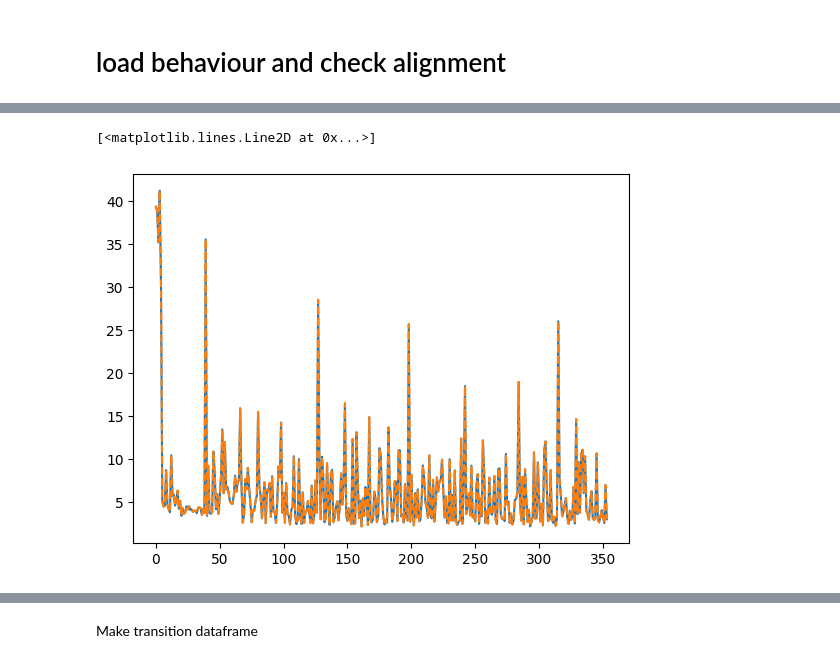
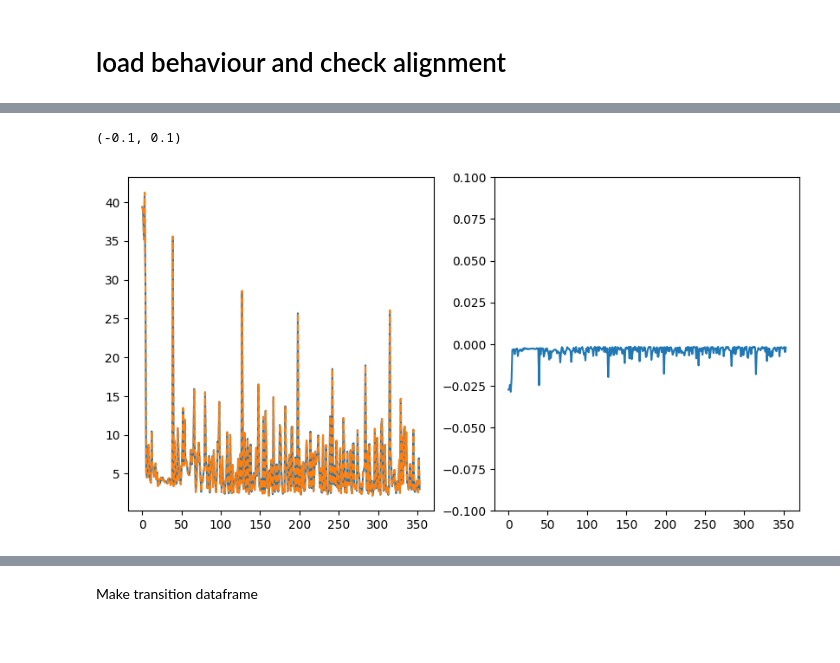
Before and after one commit to SainsburyWellcomeCentre/sequences_neuropixel_preprocess, a Jupyter notebook: 6_align_data.ipynb, the cells around one changed output, grey strips where cells are left out. Cells and saved outputs as stored; diff of their text form; code cells hidden in the pictures; blank space fills up the shorter version.

```diff
--- a/6_align_data.ipynb
+++ b/6_align_data.ipynb
@@ -268,7 +388,6 @@ def find_folder_path(parent_folder, target_folder):
 # %%
 probe = 'probeA'
 index = 0
-
 
 #sample rate:
 Fs = 30000.0
@@ -302,6 +421,7 @@ for i in range(len(base_recording_paths)):
 
 for index in range(len(base_recording_paths)):
     print(index)
+    index = 3
 
     # set important paths
     raw_data_directory = base_recording_paths[index]
@@ -599,0 +682,29 @@ plt.ylim([-0.1, 0.1])
+# %%
+#### align timestamps to behaviour
+
+behav_NIDAQ_events = Bpod_NIDAQ_TTLS[behaviour_barcode_index+manual_offset:postsleep_barcode_index]
+all_NIDAQ_TS = behav_NIDAQ_events['global_timestamp'].values
+
+all_states = np.array(behav_NIDAQ_events['state'])
+up_ticks_inds = np.where(all_states == 1)
+down_ticks_inds = np.where(all_states == 0)
+
+trial_start_TS = np.unique(poke_data['Trial_Start'])
+first_poke_TS = np.array(sorted(list(first_poke_times)))
+
+## up ticks - trials start - alignment
+aligned_trial_starts_ephys_TS = all_NIDAQ_TS[up_ticks_inds][0:len(trial_start_TS)]
+
+
+fig, [ax,ax1] = plt.subplots(1, 2, figsize=(10, 5))
+ax.plot(np.diff(aligned_trial_starts_ephys_TS), color = 'blue')
+ax.plot(np.diff(trial_start_TS), '--',color = 'red')
+# plt.xlim([380, 415])
+# plt.xlim([60, 100])
+
+ax1.plot(np.diff(aligned_trial_starts_ephys_TS)-np.diff(trial_start_TS))
+ax1.set_ylim([-0.1, 0.1])
+
+print('start end diffs')
+print('for ephys ts:      '+ str(aligned_trial_starts_ephys_TS[-1] - aligned_trial_starts_ephys_TS[0]))
+print('for behav ts:      ' + str(trial_start_TS[-1] -  trial_start_TS[0]))
@@ -600,12 +716,16 @@ plt.ylim([-0.1, 0.1])
 # %%
 ## up ticks - first poke - alignment
+fig, [ax,ax1] = plt.subplots(1, 2, figsize=(10, 5))
 
 aligned_first_poke_ephys_TS = all_NIDAQ_TS[down_ticks_inds][1:len(first_poke_TS)+1]
 
-plt.plot(np.diff(aligned_first_poke_ephys_TS))
-plt.plot(np.diff(first_poke_TS),'--')
+ax.plot(np.diff(aligned_first_poke_ephys_TS))
+ax.plot(np.diff(first_poke_TS),'--')
 # plt.xlim([380, 415])
 # plt.xlim([0, 40])
+
+ax1.plot(np.diff(aligned_first_poke_ephys_TS)-np.diff(first_poke_TS))
+ax1.set_ylim([-0.1, 0.1])
 # %% [output]
-[<matplotlib.lines.Line2D at 0x...>]
+(-0.1, 0.1)
-[figure, old version]
+[figure, new version]
```
Also changed, not shown: parts of 123 cells of this notebook.
